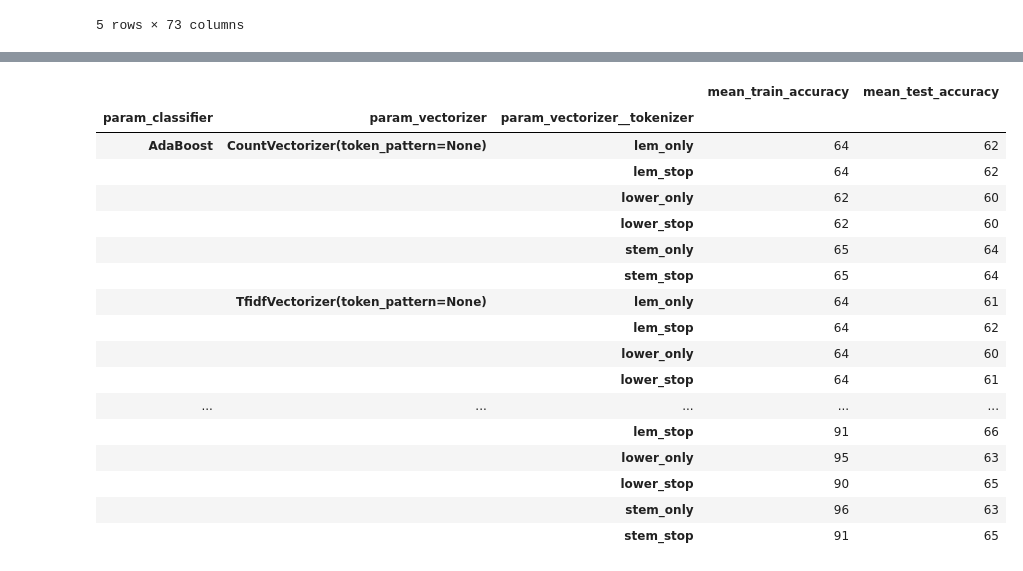
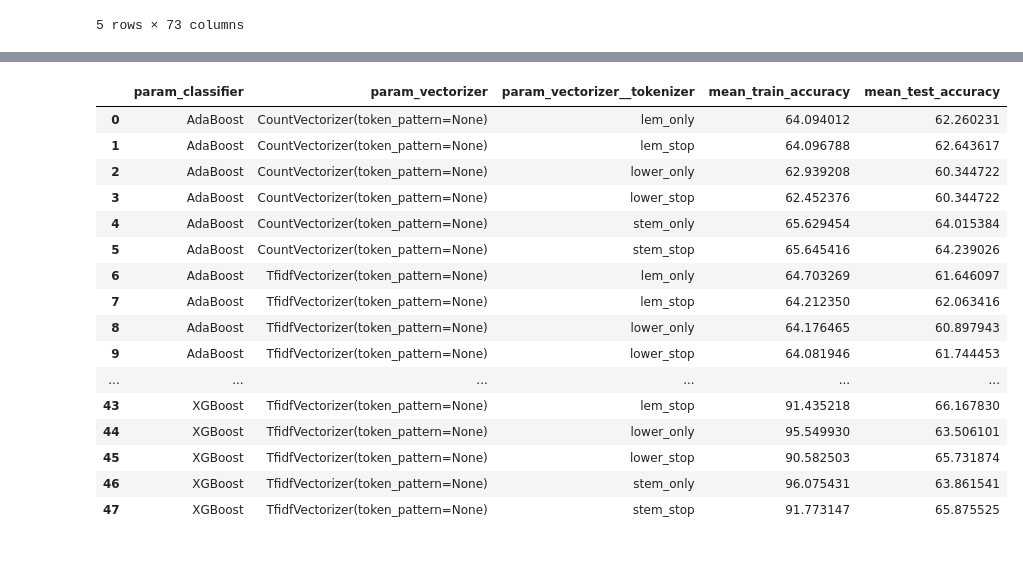
Before and after one commit to auttwitter/DSI-04, a Jupyter notebook: projects/project_3/code/03_Vectorizer_Performance.ipynb, the cells around one changed output, grey strips where cells are left out. Drawn from its saved outputs; the diff is of its cells as text; code cells hidden in the pictures.

```diff
--- a/projects/project_3/code/03_Vectorizer_Performance.ipynb
+++ b/projects/project_3/code/03_Vectorizer_Performance.ipynb
@@ -35,6 +35,7 @@ For this analysis, we will use the following columns:
 df1 = pd.read_csv('../data/cv_results_nb.csv')                       # Load Data Naive Bayes Performance
 df2 = pd.read_csv('../data/cv_results_xgb.csv')                      # Load Data XGBoost Performance
 df3 = pd.read_csv('../data/cv_results_ada.csv')                      # Load Data AdaBoost Performance
+df4 = pd.read_csv('../data/cv_results_gb.csv')                       # Load Data GradientBoost Performance
 # Check shape
-df1.shape, df2.shape, df3.shape
+df1.shape, df2.shape, df3.shape, df4.shape
 # %% [output]
@@ -42,7 +43,7 @@ df1.shape, df2.shape, df3.shape
 # %%
 # Concatenate 3 DataFrames into single DataFrame.
 # Note that all DataFrames have same structures.
-df = pd.concat([df1, df2, df3], axis = 0, ignore_index = True)
+df = pd.concat([df1, df2, df3, df4], axis = 0, ignore_index = True)
 
 # Check
 df.head()
@@ -85,7 +86,7 @@ def map_classifier_name(classifier_name):
     elif 'MultinomialNB' in classifier_name:
         return 'Naive Bayes'
     else:
-        return 'Unknown'  # In case there are any other classifiers
+        return 'GradientBoost'  # In case there are any other classifiers
 
 df['param_classifier'] = df['param_classifier'].apply(map_classifier_name)
 # %%
@@ -137,22 +190,26 @@ df.groupby(['param_classifier','param_vectorizer'])\
 # %%
-df.groupby(['param_classifier','param_vectorizer','param_vectorizer__tokenizer'])\
-[['mean_train_accuracy', 'mean_test_accuracy']].mean().mul(100).astype(int)
+dy = df.groupby(['param_classifier','param_vectorizer','param_vectorizer__tokenizer'])\
+[['mean_train_accuracy', 'mean_test_accuracy']]\
+.mean()\
+.mul(100)\
+.reset_index()
+
+dy
 # %% [output]
-|  |  |  | mean_train_accuracy | mean_test_accuracy |
-| param_classifier | param_vectorizer | param_vectorizer__tokenizer |  |  |
-| AdaBoost | CountVectorizer(token_pattern=None) | lem_only | 64 | 62 |
-|  |  | lem_stop | 64 | 62 |
-|  |  | lower_only | 62 | 60 |
-|  |  | lower_stop | 62 | 60 |
-|  |  | stem_only | 65 | 64 |
-|  |  | stem_stop | 65 | 64 |
-|  | TfidfVectorizer(token_pattern=None) | lem_only | 64 | 61 |
-|  |  | lem_stop | 64 | 62 |
-|  |  | lower_only | 64 | 60 |
-|  |  | lower_stop | 64 | 61 |
-| ... | ... | ... | ... | ... |
-|  |  | lem_stop | 91 | 66 |
-|  |  | lower_only | 95 | 63 |
-|  |  | lower_stop | 90 | 65 |
-|  |  | stem_only | 96 | 63 |
-|  |  | stem_stop | 91 | 65 |
+|  | param_classifier | param_vectorizer | param_vectorizer__tokenizer | mean_train_accuracy | mean_test_accuracy |
+| 0 | AdaBoost | CountVectorizer(token_pattern=None) | lem_only | 64.094012 | 62.260231 |
+| 1 | AdaBoost | CountVectorizer(token_pattern=None) | lem_stop | 64.096788 | 62.643617 |
+| 2 | AdaBoost | CountVectorizer(token_pattern=None) | lower_only | 62.939208 | 60.344722 |
+| 3 | AdaBoost | CountVectorizer(token_pattern=None) | lower_stop | 62.452376 | 60.344722 |
+| 4 | AdaBoost | CountVectorizer(token_pattern=None) | stem_only | 65.629454 | 64.015384 |
+| 5 | AdaBoost | CountVectorizer(token_pattern=None) | stem_stop | 65.645416 | 64.239026 |
+| 6 | AdaBoost | TfidfVectorizer(token_pattern=None) | lem_only | 64.703269 | 61.646097 |
+| 7 | AdaBoost | TfidfVectorizer(token_pattern=None) | lem_stop | 64.212350 | 62.063416 |
+| 8 | AdaBoost | TfidfVectorizer(token_pattern=None) | lower_only | 64.176465 | 60.897943 |
+| 9 | AdaBoost | TfidfVectorizer(token_pattern=None) | lower_stop | 64.081946 | 61.744453 |
+| ... | ... | ... | ... | ... | ... |
+| 43 | XGBoost | TfidfVectorizer(token_pattern=None) | lem_stop | 91.435218 | 66.167830 |
+| 44 | XGBoost | TfidfVectorizer(token_pattern=None) | lower_only | 95.549930 | 63.506101 |
+| 45 | XGBoost | TfidfVectorizer(token_pattern=None) | lower_stop | 90.582503 | 65.731874 |
+| 46 | XGBoost | TfidfVectorizer(token_pattern=None) | stem_only | 96.075431 | 63.861541 |
+| 47 | XGBoost | TfidfVectorizer(token_pattern=None) | stem_stop | 91.773147 | 65.875525 |
```
Also changed, not shown: parts of 20 cells of this notebook, 5 other files.
